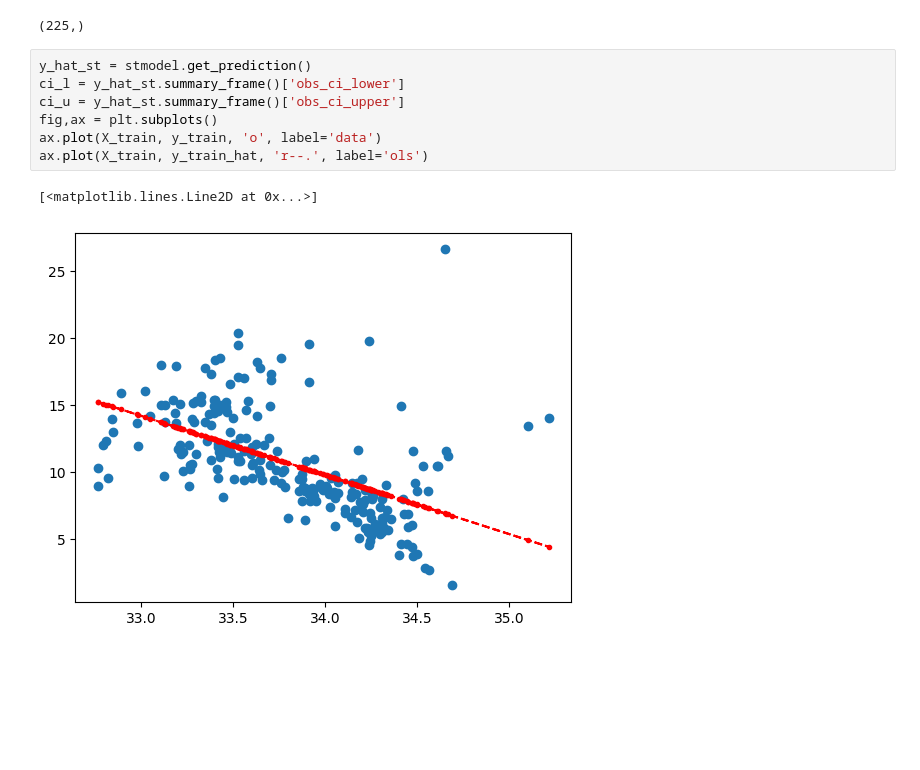
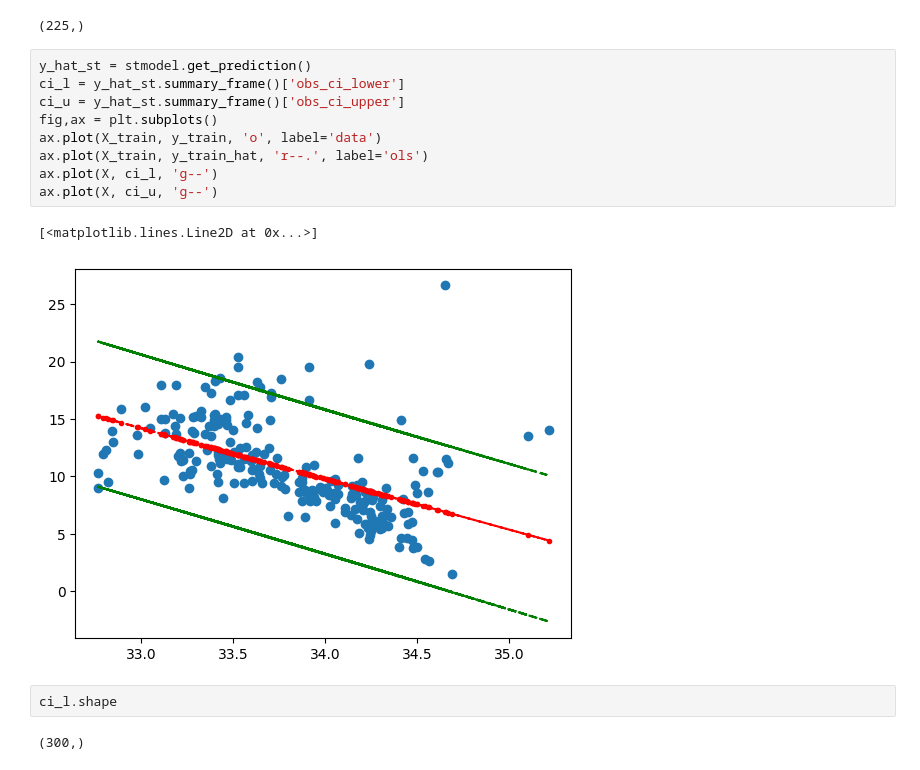
Before and after one commit to pvllsound/CAL_CO_FI_STATS_MODELS, a Jupyter notebook: notebooks/notebook.ipynb, the cells around one changed output. Saved outputs shown, nothing was run; the diff lists cells and outputs as text; blank space fills up the shorter version.

```diff
--- a/notebooks/notebook.ipynb
+++ b/notebooks/notebook.ipynb
@@ -135,10 +135,16 @@ y_train_hat.shape
 # %%
 y_hat_st = stmodel.get_prediction()
 ci_l = y_hat_st.summary_frame()['obs_ci_lower']
 ci_u = y_hat_st.summary_frame()['obs_ci_upper']
 fig,ax = plt.subplots()
 ax.plot(X_train, y_train, 'o', label='data')
 ax.plot(X_train, y_train_hat, 'r--.', label='ols')
+ax.plot(X, ci_l, 'g--')
+ax.plot(X, ci_u, 'g--')
 # %% [output]
 [<matplotlib.lines.Line2D at 0x...>]
-[figure, old version]
+[figure, new version]
+# %%
+ci_l.shape
+# %% [output]
+(300,)
```
